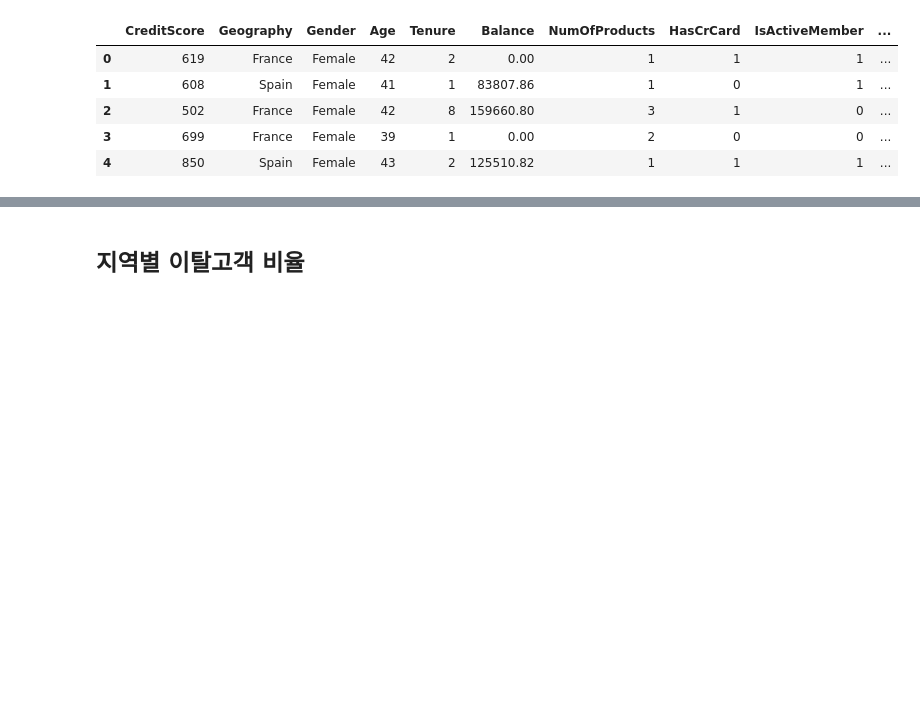
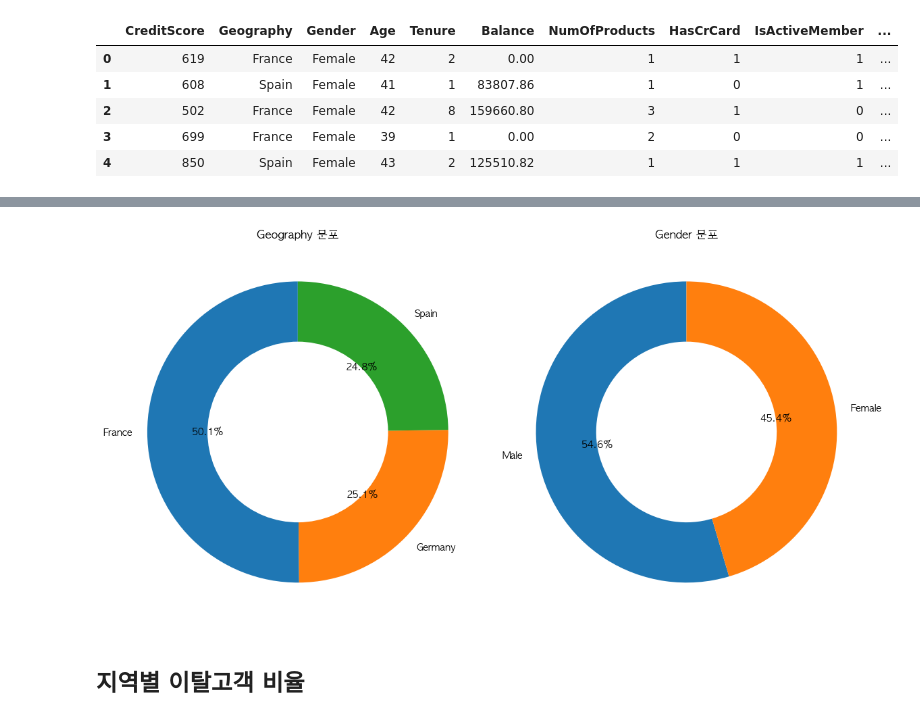
Before and after one commit to teolex/SKN14-2nd-2Team, a Jupyter notebook: KimJunGi/eda_jungi.ipynb, the cells around one changed output, grey strips where cells are left out. Saved outputs shown, nothing was run; the diff lists cells and outputs as text; code cells hidden in the pictures; blank space fills up the shorter version.

```diff
--- a/KimJunGi/eda_jungi.ipynb
+++ b/KimJunGi/eda_jungi.ipynb
@@ -64,3 +93,26 @@ df.describe().style.background_gradient(cmap = "YlGnBu")
+# %%
+# 가상의 비율 데이터 (실제 데이터로 교체 가능)
+geography_labels = ['France', 'Germany', 'Spain']
+geography_sizes = [50.14, 25.09, 24.77]
+
+gender_labels = ['Male', 'Female']
+gender_sizes = [54.57, 45.43]
+
+# 시각화: 도넛 형태 파이 차트
+fig, axs = plt.subplots(1, 2, figsize=(12, 6))
+
+# Geography 도넛 차트
+axs[0].pie(geography_sizes, labels=geography_labels, autopct='%1.1f%%', startangle=90, wedgeprops=dict(width=0.4))
+axs[0].set_title('Geography 분포')
+
+# Gender 도넛 차트
+axs[1].pie(gender_sizes, labels=gender_labels, autopct='%1.1f%%', startangle=90, wedgeprops=dict(width=0.4))
+axs[1].set_title('Gender 분포')
+
+plt.tight_layout()
+plt.show()
+# %% [output]
+[figure, added]
 # %% [markdown]
 ## 지역별 이탈고객 비율
 # %%
```
Also changed, not shown: parts of 3 cells of this notebook, 16 other files.
